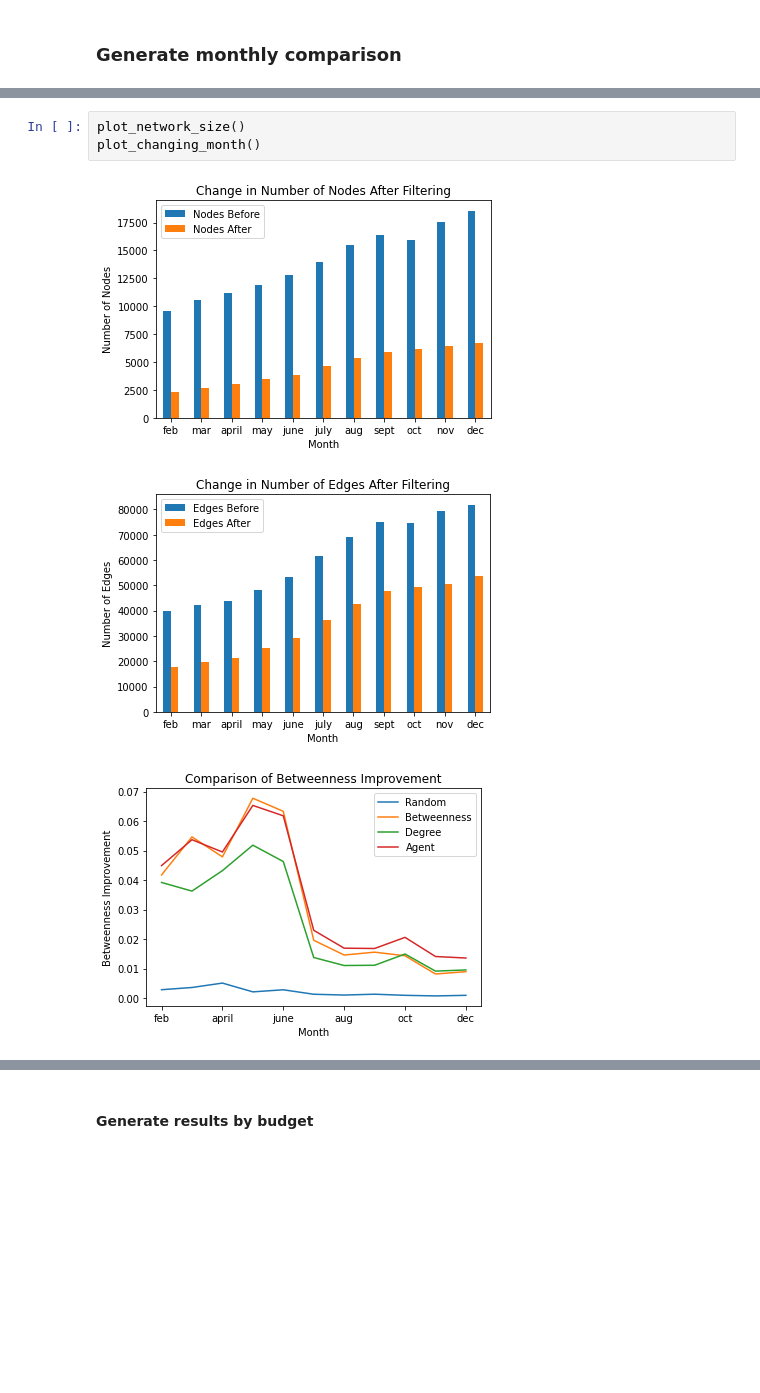
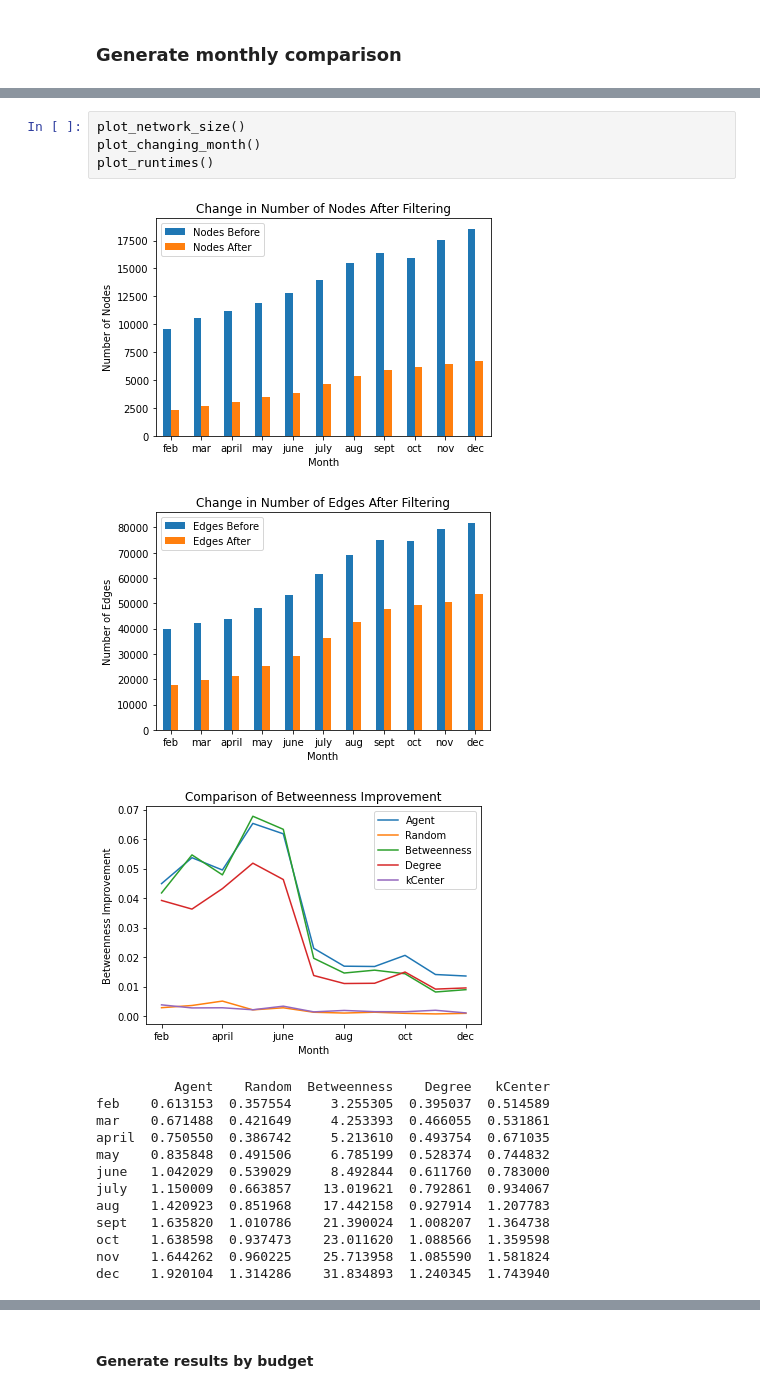
Before and after one commit to davisv7/lightning-gym, a Jupyter notebook: Report.ipynb, the cells around one changed output, grey strips where cells are left out. Saved outputs shown, nothing was run; the diff lists cells and outputs as text; blank space fills up the shorter version.

```diff
--- a/Report.ipynb
+++ b/Report.ipynb
@@ -90,7 +90,20 @@ graph_filters
 # %%
 plot_network_size()
 plot_changing_month()
+plot_runtimes()
 # %% [output]
 [figure]
 [figure]
-[figure, old version]
+[figure, new version]
+          Agent    Random  Betweenness    Degree   kCenter
+feb    0.613153  0.357554     3.255305  0.395037  0.514589
+mar    0.671488  0.421649     4.253393  0.466055  0.531861
+april  0.750550  0.386742     5.213610  0.493754  0.671035
+may    0.835848  0.491506     6.785199  0.528374  0.744832
+june   1.042029  0.539029     8.492844  0.611760  0.783000
+july   1.150009  0.663857    13.019621  0.792861  0.934067
+aug    1.420923  0.851968    17.442158  0.927914  1.207783
+sept   1.635820  1.010786    21.390024  1.008207  1.364738
+oct    1.638598  0.937473    23.011620  1.088566  1.359598
+nov    1.644262  0.960225    25.713958  1.085590  1.581824
+dec    1.920104  1.314286    31.834893  1.240345  1.743940
```
Also changed, not shown: parts of 5 cells of this notebook, 5 other files.
